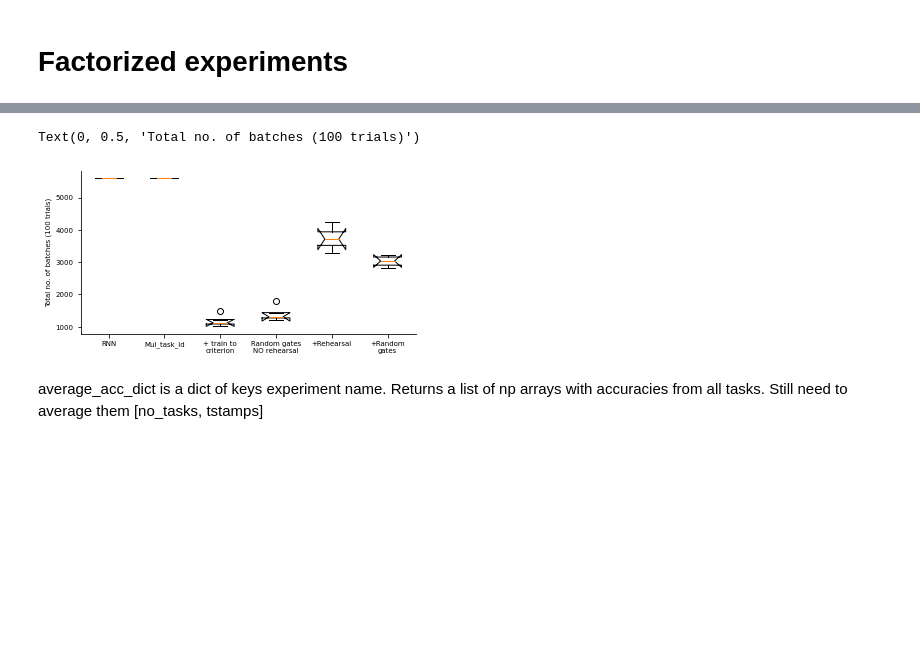
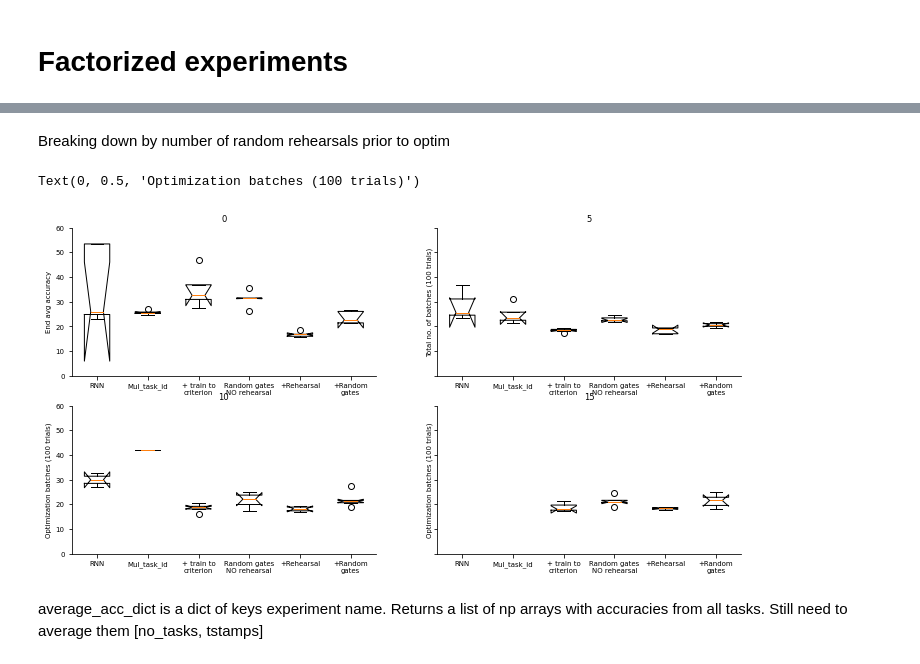
Before and after one commit to hummosa/Thalamus, a Jupyter notebook: analysis/Lab_presentation_first_part.ipynb, the cells around one changed output, grey strips where cells are left out. Saved outputs shown, nothing was run; the diff lists cells and outputs as text; code cells hidden in the pictures; blank space fills up the shorter version.

```diff
--- a/analysis/Lab_presentation_first_part.ipynb
+++ b/analysis/Lab_presentation_first_part.ipynb
@@ -134,12 +157,40 @@ Text(0, 0.5, 'Optimization batches (100 trials)')
-# %%
-fig, (ax) = plt.subplots(1,1, figsize=[6,3])
-_=ax.boxplot([total_trials_dict[exp] for exp in exps], labels=[exp for exp in exps_names], meanline=True, notch=True)
-# _=ax.set_xticklabels( exps, rotation=45 )
-ax.set_ylabel('Total no. of batches (100 trials)')
-# plt.savefig('./files/total_batches_box_plots.jpg',dpi=300)
-# %% [output]
-Text(0, 0.5, 'Total no. of batches (100 trials)')
-[figure, removed]
+# %% [markdown]
+Breaking down by number of random rehearsals prior to optim
+# %%
+exps_names= ['RNN', 'Mul_task_id', '+ train to\ncriterion', 'Random gates\nNO rehearsal' ,'+Rehearsal', '+Random\ngates', ]# 'cognitive_observer', ]
+# exps = ['same_net', , 'train_to_criterion', 'rehearsal','random_gates_no_rehearsal' , 'random_gates_mul', ]# 'cognitive_observer', ]
+
+fig, axes = plt.subplots(2,2, figsize=[12,6], sharey=True)
+ax = axes[0,0]
+ax.set_title('0')
+_=ax.boxplot([optimization_totals_by_reh_len_dict[exp][0] for exp in exps], labels=[exp for exp in exps_names], meanline=True, notch=True)
+# _=ax.set_xticklabels( exps, rotation=45 )
+ax.set_ylabel('End avg accuracy')
+ax.set_ylim([0,60])
+
+ax = axes[0,1]
+ax.set_title('5')
+_=ax.boxplot([optimization_totals_by_reh_len_dict[exp][5] for exp in exps], labels=[exp for exp in exps_names], meanline=True, notch=True)
+# _=ax.set_xticklabels( exps, rotation=45 )
+ax.set_ylabel('Total no. of batches (100 trials)')
+
+ax = axes[1,0]
+ax.set_title('10')
+_=ax.boxplot([optimization_totals_by_reh_len_dict[exp][10] for exp in exps], labels=[exp for exp in exps_names], meanline=True, notch=True)
+# _=ax.set_xticklabels( exps, rotation=45 )
+ax.set_ylabel('Optimization batches (100 trials)')
+
+ax = axes[1,1]
+ax.set_title('15')
+_=ax.boxplot([optimization_totals_by_reh_len_dict[exp][15] for exp in exps], labels=[exp for exp in exps_names], meanline=True, notch=True)
+# _=ax.set_xticklabels( exps, rotation=45 )
+ax.set_ylabel('Optimization batches (100 trials)')
+
+
+# plt.savefig('./files/end_accuracy_box_plots.jpg',dpi=300)
+# %% [output]
+Text(0, 0.5, 'Optimization batches (100 trials)')
+[figure, added]
 # %% [markdown]
 average_acc_dict is a dict of keys experiment name. Returns a list of np arrays with accuracies from all tasks. Still need to average them [no_tasks, tstamps]
 # %%
```
Also changed, not shown: parts of 3 cells of this notebook, 3 other files.
